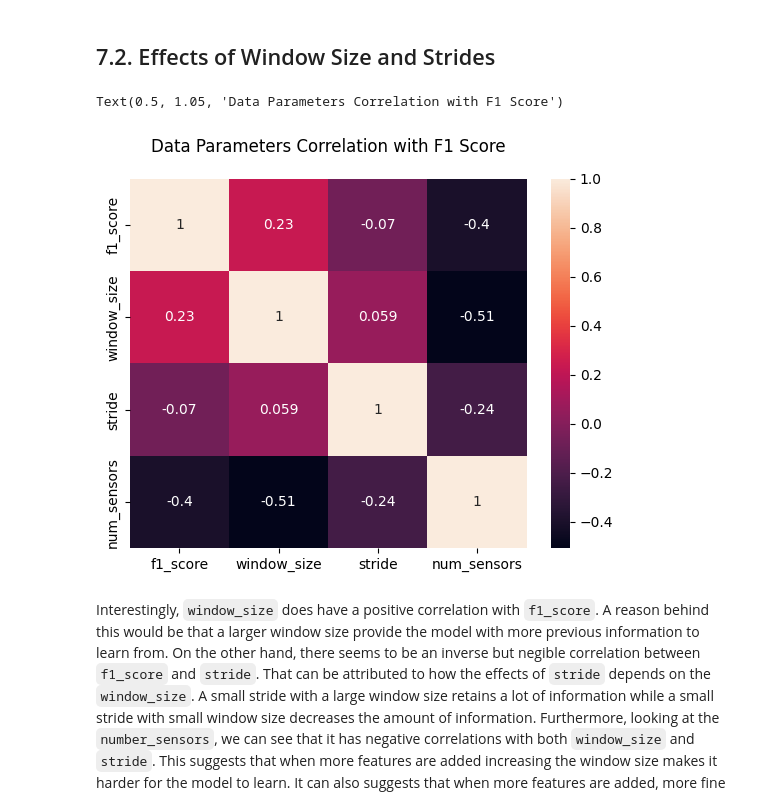
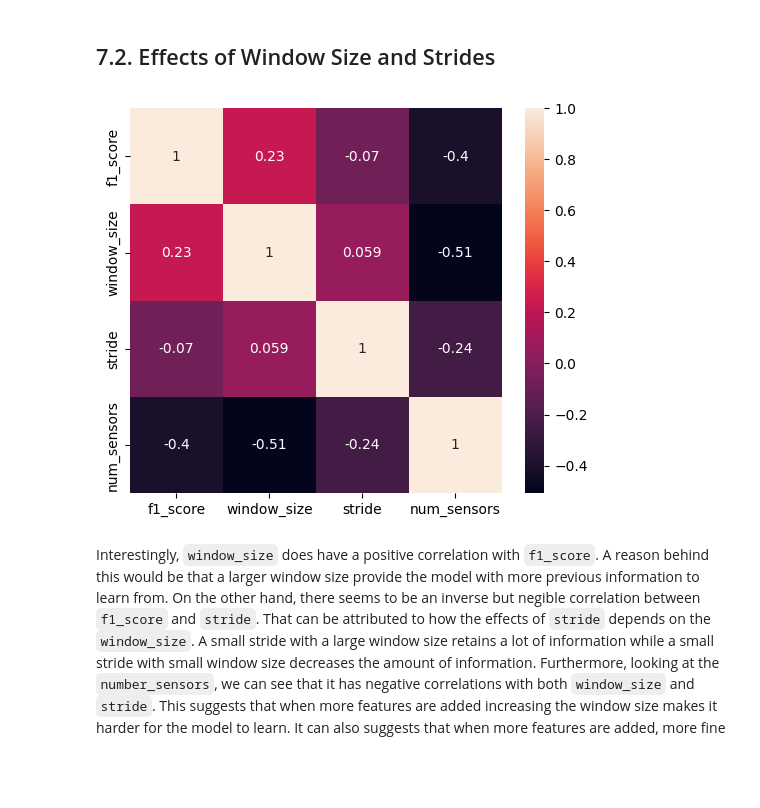
Before and after one commit to Socret360/ce888-data-science-and-decision-making, a Jupyter notebook: project/experiment.ipynb, the cells around one changed output. Cells and saved outputs as stored; diff of their text form; code cells hidden in the pictures; blank space fills up the shorter version.

```diff
--- a/project/experiment.ipynb
+++ b/project/experiment.ipynb
@@ -810,17 +839,17 @@ The above tree shows that the model can easily distinguish between stress and no
 # %%
 temp = pd.read_csv(os.path.join(OUTPUT_DIR, "dt_test_results_best_config_by_features.csv"))
 temp['num_sensors'] = temp['data__features'].apply(lambda x: len(ast.literal_eval(x)))
 temp = temp[['f1_score', 'data__window_size', 'data__stride', 'num_sensors']]
 temp = temp.rename(columns={
     "data__window_size": "window_size",
     "data__stride": "stride"
 })
 
+fig = plt.figure(figsize=(6, 5))
 _ = sns.heatmap(temp.corr(), annot=True)
-plt.title("Data Parameters Correlation with F1 Score", y=1.05)
+# plt.title("Data Parameters Correlation with F1 Score", y=1.05)
 # %% [output]
-Text(0.5, 1.05, 'Data Parameters Correlation with F1 Score')
-[figure, old version]
+[figure, new version]
 # %% [markdown]
 Interestingly, `window_size` does have a positive correlation with `f1_score`. A reason behind this would be that a larger window size provide the model with more previous information to learn from. On the other hand, there seems to be an inverse but negible correlation between `f1_score` and `stride`. That can be attributed to how the effects of `stride` depends on the `window_size`. A small stride with a large window size retains a lot of information while a small stride with small window size decreases the amount of information. Furthermore, looking at the `number_sensors`, we can see that it has negative correlations with both `window_size` and `stride`. This suggests that when more features are added increasing the window size makes it harder for the model to learn. It can also suggests that when more features are added, more fine grain aggregation of the time series is needed.
 
```
Also changed, not shown: parts of 7 cells of this notebook, 1 other file.
